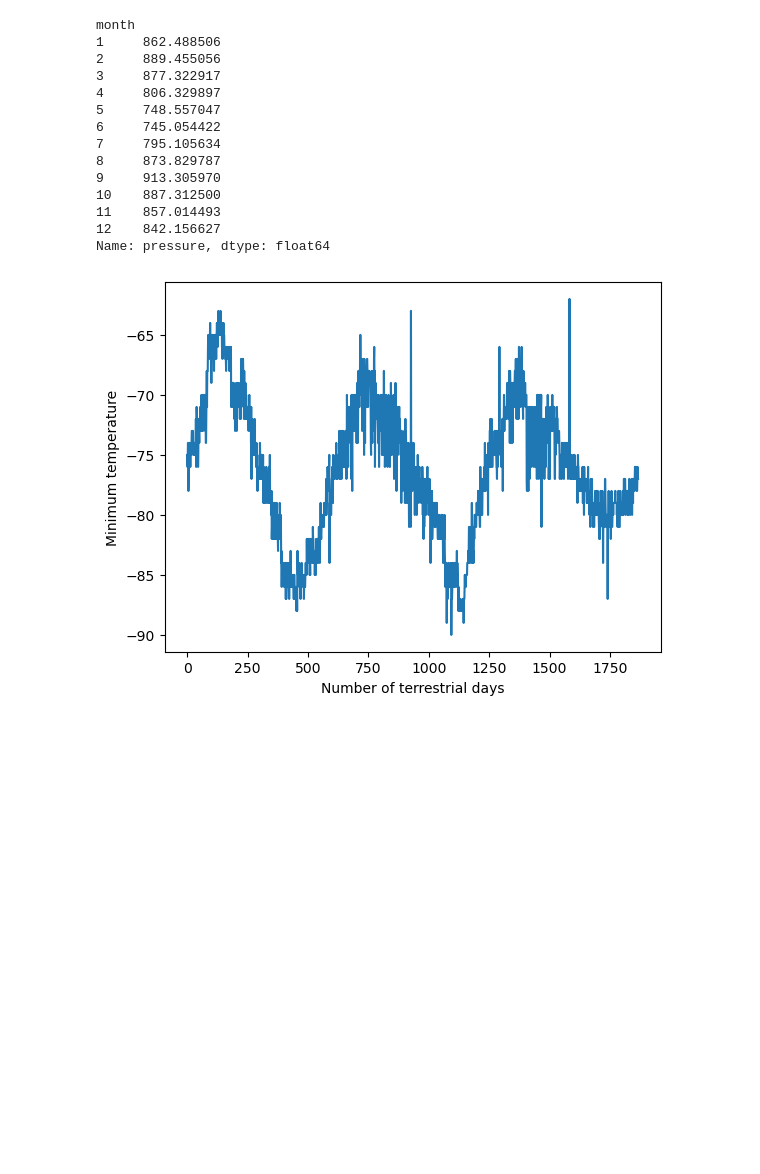
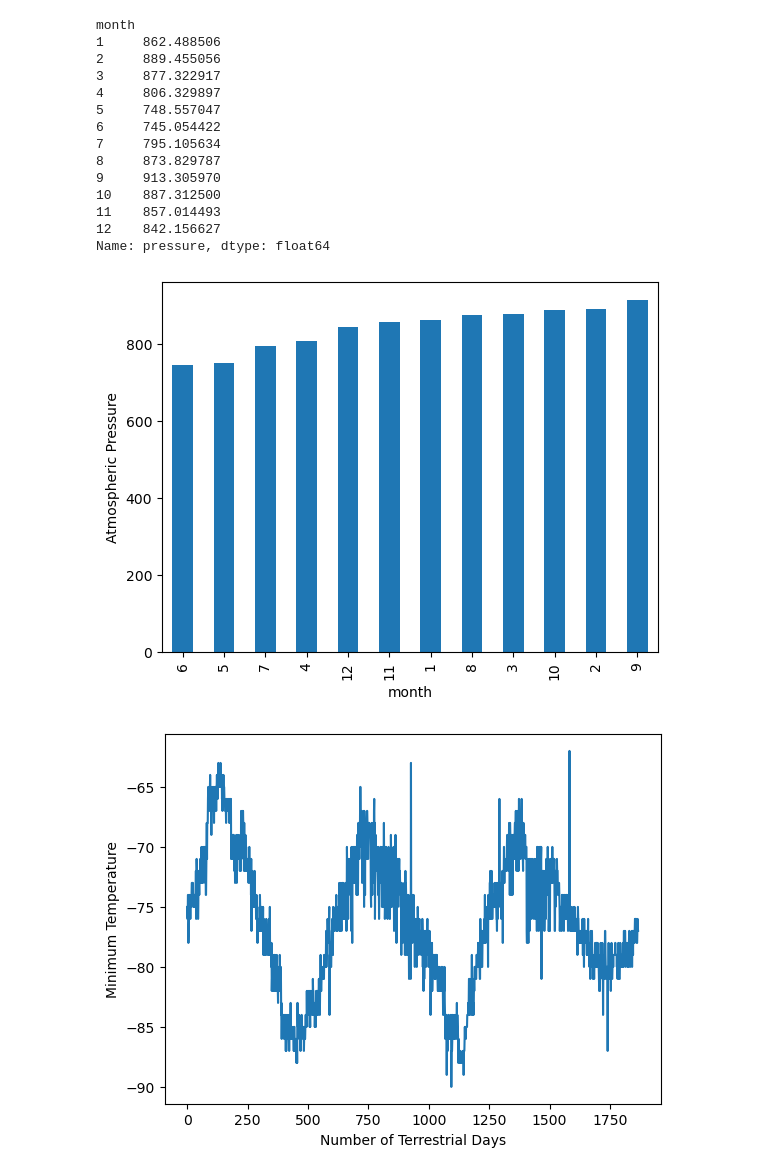
Before and after one commit to HunterStilwell/web-scraping-challenge, a Jupyter notebook: Mars/part_2_mars_weather.ipynb, the cells around one changed output. Drawn from its saved outputs; the diff is of its cells as text; code cells hidden in the pictures; blank space fills up the shorter version.

```diff
--- a/Mars/part_2_mars_weather.ipynb
+++ b/Mars/part_2_mars_weather.ipynb
@@ -195,5 +206,11 @@ month
 Name: pressure, dtype: float64
 # %%
 # Plot the average pressure by month
+sortedAvgPressure = avgPressure.sort_values()
+sortedAvgPressure.plot.bar()
+plt.ylabel('Atmospheric Pressure')
+plt.show()
+# %% [output]
+[figure, added]
 # %%
 # 5. How many terrestrial (earth) days are there in a Martian year?
```
Also changed, not shown: parts of 4 cells of this notebook, 1 other file.
